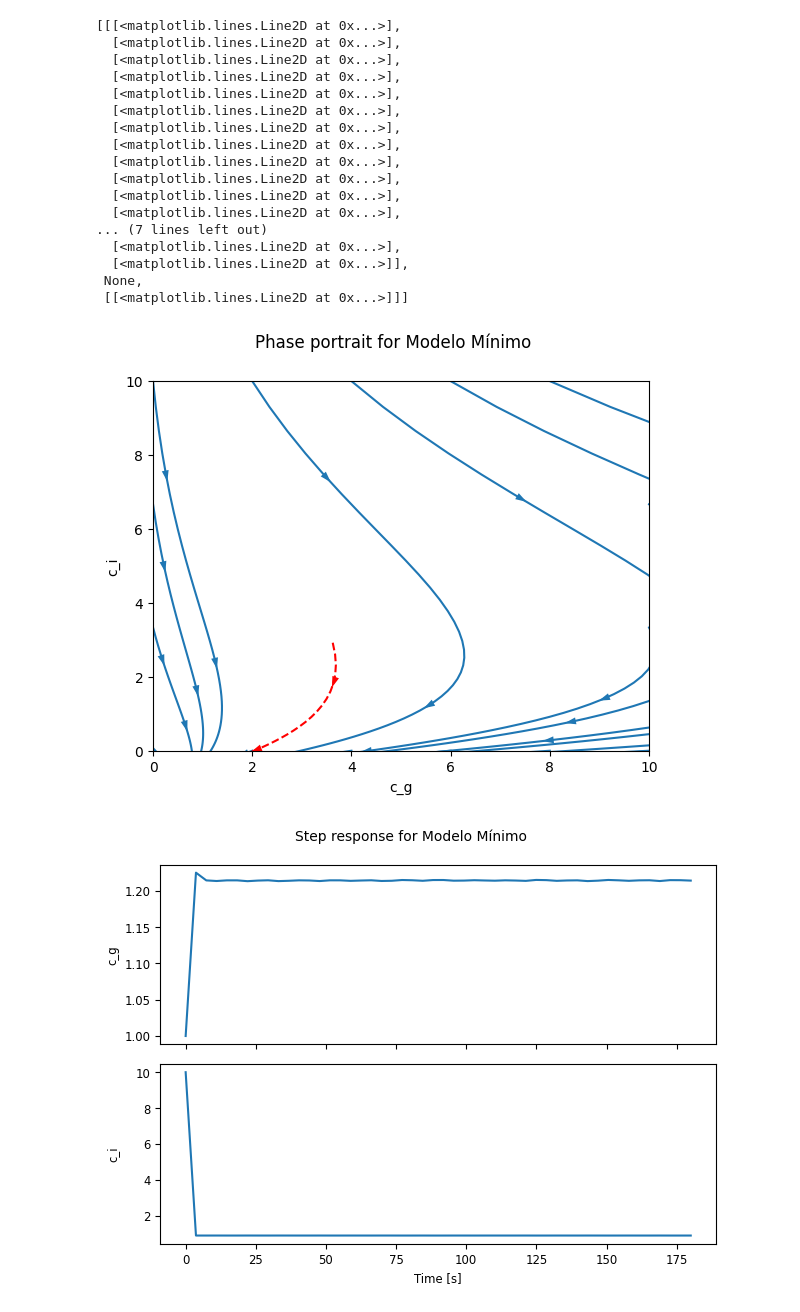
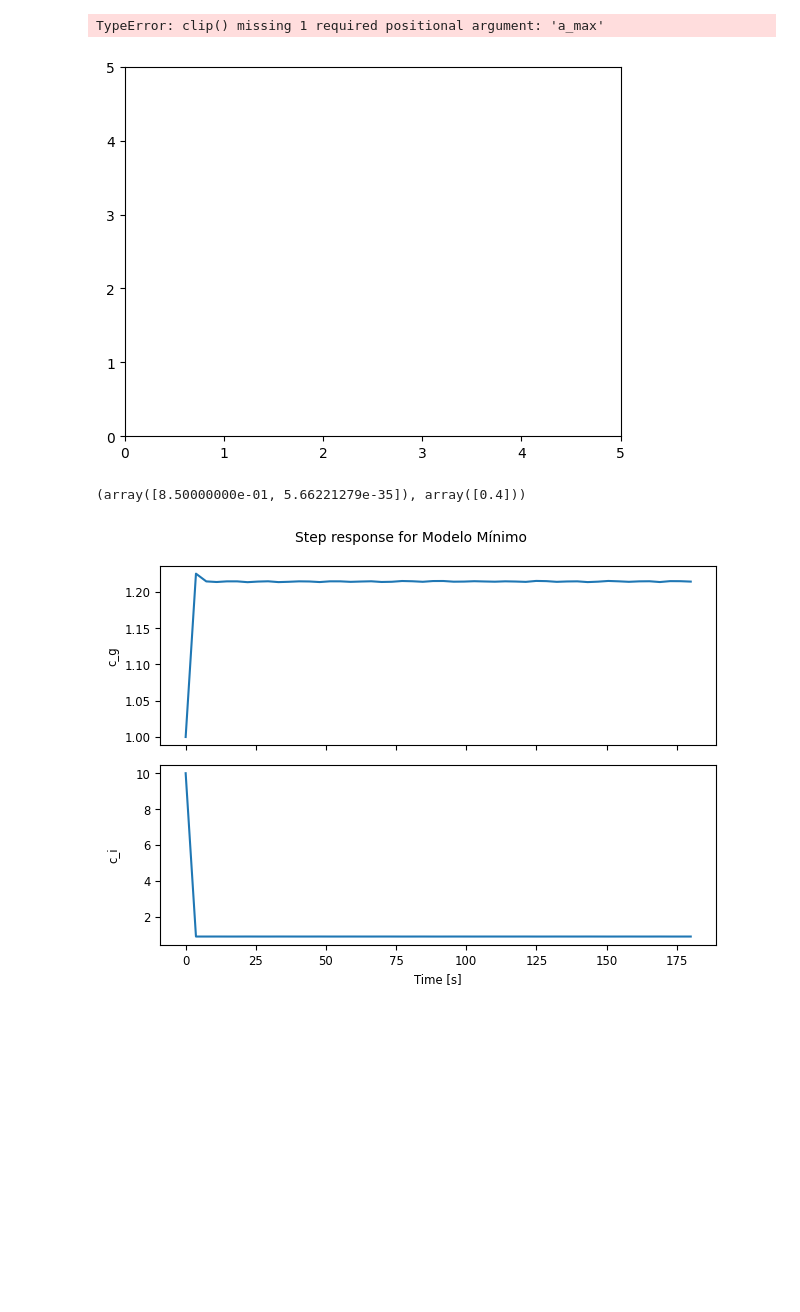
Before and after one commit to mtsz-thiago/TrabalhoDeModelagem, a Jupyter notebook: simulações.ipynb, the cells around one changed output. Saved outputs shown, nothing was run; the diff lists cells and outputs as text; code cells hidden in the pictures; blank space fills up the shorter version.

Commit message:
variáveis de estado não-negativas e entrada sempre superiror a i_e

```diff
--- a/simulações.ipynb
+++ b/simulações.ipynb
@@ -14,9 +15,12 @@ def getModeloMinimo(p_1: float, p_2: float, p_3: float, g_e: float, i_e: float):
         g_e = params["g_e"]
         i_e = params["i_e"]
 
-        dc_0 = -p_1*c[0] + c[1]*c[0] + p_1*g_e
+        c_constrained = np.clip(c, [0, 0], float.)
+        u_constrained = np.clip(u, i_e)
 
-        dc_1 = -p_2*c[1] + p_3*(u[0]-i_e)
+        dc_0 = -p_1*c_constrained[0] + c_constrained[1]*c[0] + p_1*g_e
+        dc_1 = -p_2*c_constrained[1] + p_3*(u_constrained[0]-i_e)
+
         dc_dt = np.array([dc_0, dc_1]).reshape(-1)
         return dc_dt
 
@@ -54,31 +58,21 @@ parametros_normais = {
 
 dinamicaNormal = getModeloMinimo(**parametros_normais)
 # %%
-phase_plote_boundries = [0, 10, 0, 10]
+phase_plote_boundries = [0.0, 5, 0.0, 5]
 ct.phase_plane_plot(dinamicaNormal,
                     pointdata=phase_plote_boundries,
                     plot_streamlines=True,
                     plot_equilpoints=True,
                     plot_separatrices=True)
 # %% [output]
-[[[<matplotlib.lines.Line2D at 0x...>],
-  [<matplotlib.lines.Line2D at 0x...>],
-  [<matplotlib.lines.Line2D at 0x...>],
-  [<matplotlib.lines.Line2D at 0x...>],
-  [<matplotlib.lines.Line2D at 0x...>],
-  [<matplotlib.lines.Line2D at 0x...>],
-  [<matplotlib.lines.Line2D at 0x...>],
-  [<matplotlib.lines.Line2D at 0x...>],
-  [<matplotlib.lines.Line2D at 0x...>],
-  [<matplotlib.lines.Line2D at 0x...>],
-  [<matplotlib.lines.Line2D at 0x...>],
-  [<matplotlib.lines.Line2D at 0x...>],
-... (7 lines left out)
-  [<matplotlib.lines.Line2D at 0x...>],
-  [<matplotlib.lines.Line2D at 0x...>]],
- None,
- [[<matplotlib.lines.Line2D at 0x...>]]]
+TypeError: clip() missing 1 required positional argument: 'a_max'
-[figure, old version]
+[figure, new version]
+# %%
+estado_inidial = [10, 10]
+
+ct.find_eqpt(dinamicaNormal, x0=estado_inidial, u0=.4)
+# %% [output]
+(array([8.50000000e-01, 5.66221279e-35]), array([0.4]))
 # %%
 respostaAoImpulso_dinamicaNormal = ct.step_response(dinamicaNormal, T=180, return_x=True)
 # %%
```
Also changed, not shown: parts of 1 cell of this notebook.
